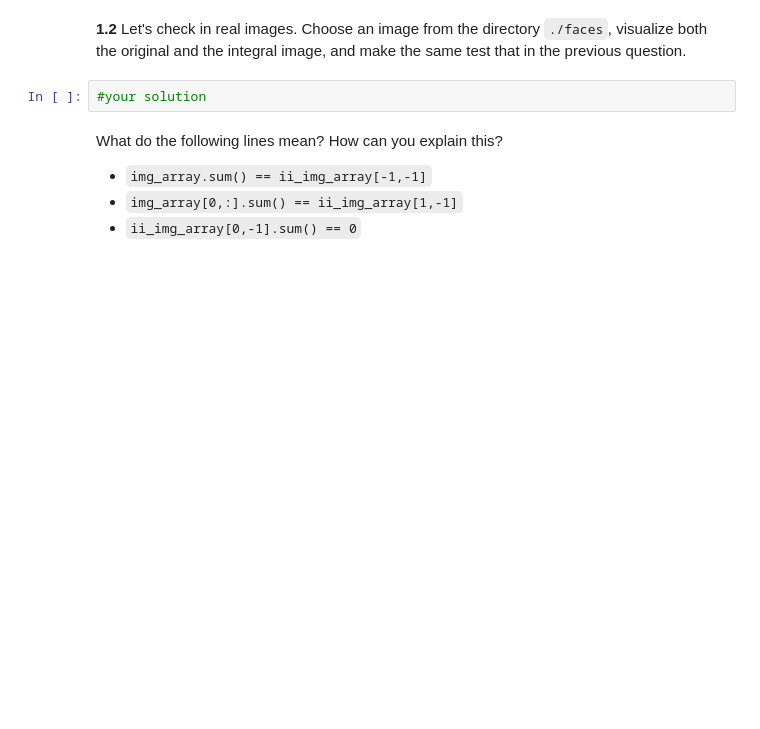
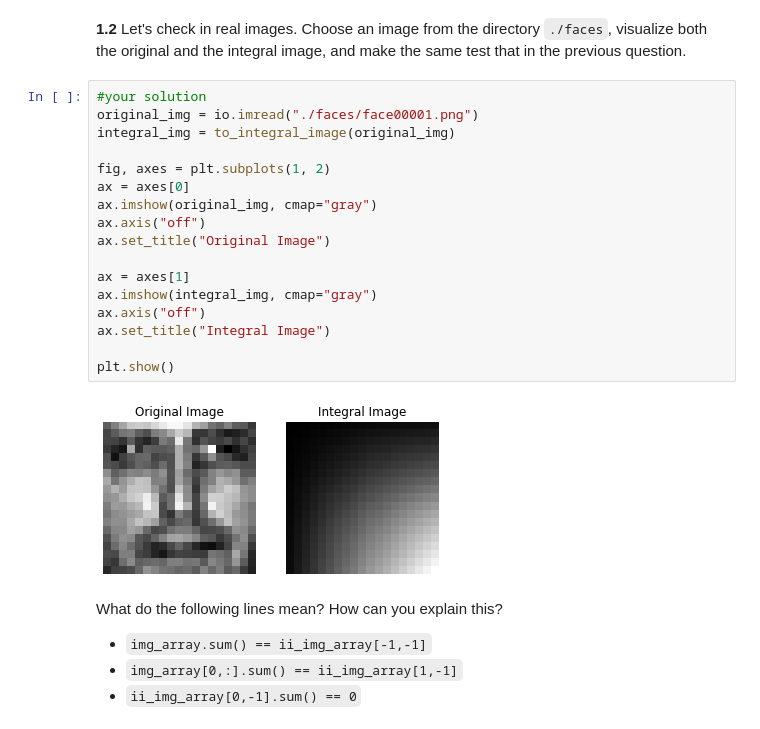
Before and after one commit to Zhipeng139/Computer-Vison_UB_P6, a Jupyter notebook: P6_2022_23.ipynb, the cells around one changed output. Cells and saved outputs as stored; diff of their text form; blank space fills up the shorter version.

```diff
--- a/P6_2022_23.ipynb
+++ b/P6_2022_23.ipynb
@@ -112,6 +160,23 @@ To make sure that the values of the integral image are correct, compute the foll
 **1.2** Let's check in real images. Choose an image from the directory ``./faces``, visualize both the original and the integral image, and make the same test that in the previous question.
 # %%
 #your solution
+original_img = io.imread("./faces/face00001.png")
+integral_img = to_integral_image(original_img)
+
+fig, axes = plt.subplots(1, 2)
+ax = axes[0]
+ax.imshow(original_img, cmap="gray")
+ax.axis("off")
+ax.set_title("Original Image")
+
+ax = axes[1]
+ax.imshow(integral_img, cmap="gray")
+ax.axis("off")
+ax.set_title("Integral Image")
+
+plt.show()
+# %% [output]
+[figure, added]
 # %% [markdown]
 What do the following lines mean? How can you explain this?
 
```
Also changed, not shown: parts of 7 cells of this notebook.
